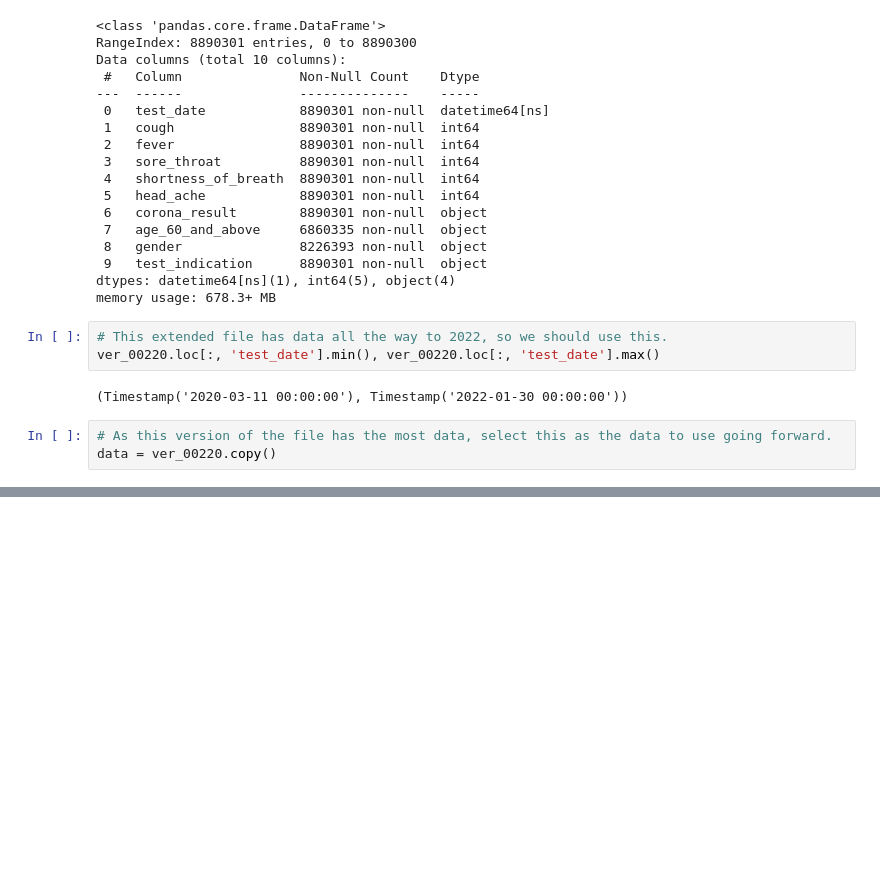
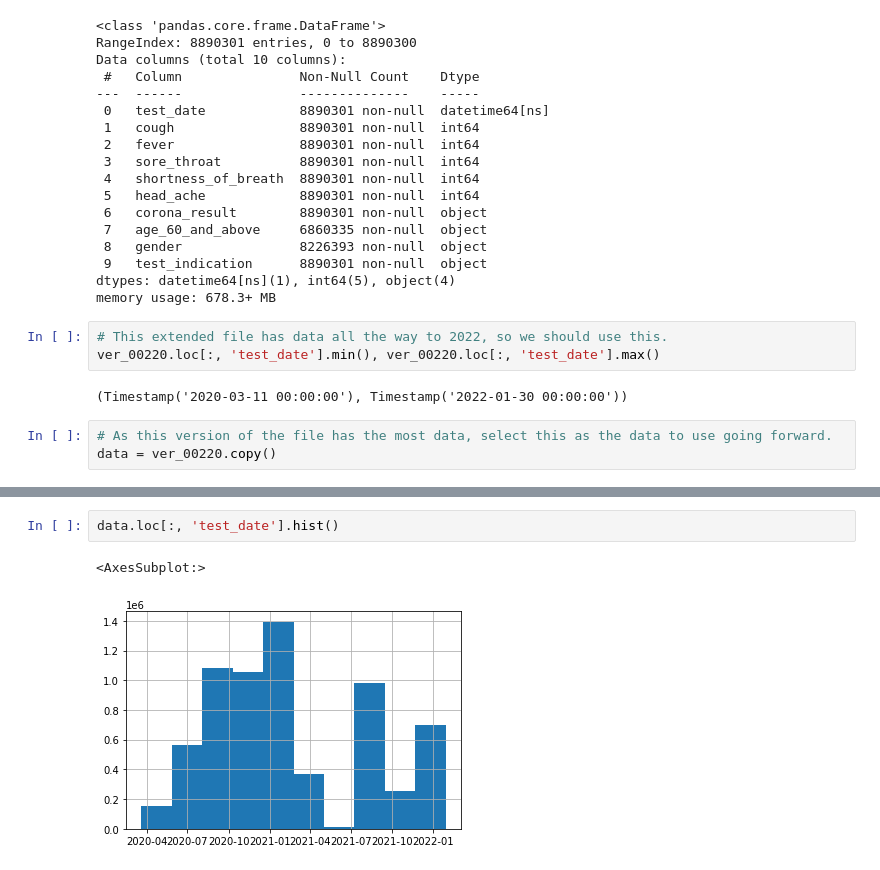
Before and after one commit to ct746/covidpred, a Jupyter notebook: notebooks/chris_hackathon.ipynb, the cells around one changed output, grey strips where cells are left out. Saved outputs shown, nothing was run; the diff lists cells and outputs as text; blank space fills up the shorter version.

```diff
--- a/notebooks/chris_hackathon.ipynb
+++ b/notebooks/chris_hackathon.ipynb
@@ -127,0 +179,5 @@ data = ver_00220.copy()
+# %%
+data.loc[:, 'test_date'].hist()
+# %% [output]
+<AxesSubplot:>
+[figure, added]
```
Also changed, not shown: parts of 10 cells of this notebook.
